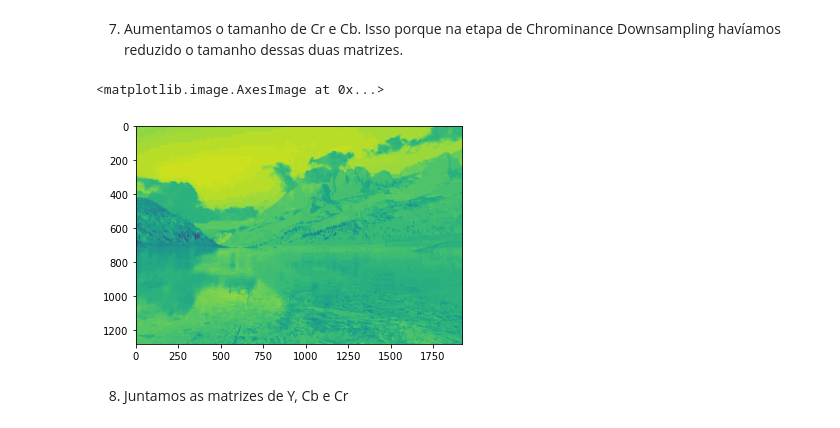
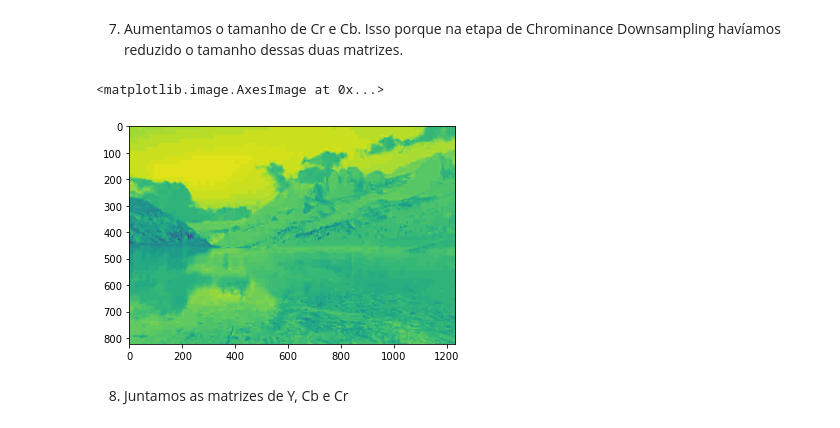
Before and after one commit to luiz-couto/image-compressor, a Jupyter notebook: img-compressor.ipynb, the cells around one changed output. Saved outputs shown, nothing was run; the diff lists cells and outputs as text; code cells hidden in the pictures.

```diff
--- a/img-compressor.ipynb
+++ b/img-compressor.ipynb
@@ -22,7 +22,7 @@ def split(matrix, num):
 ## Inicialização
 Vamos começar carregando a imagem que será utilizada no processo de compressão, além de definir váriaveis globais que serão utlizadas ao longo do notebook.
 # %%
-img = cv2.imread("landscape.jpg")
+img = cv2.imread("landscape_resized.jpg")
 img_width = img.shape[1]
 img_height = img.shape[0]
 
@@ -515,10 +515,14 @@ def upscaleMatrix(matrix, n):
 # %%
 Cb_scaled = upscaleMatrix(Cb_joined, 2)
 Cr_scaled = upscaleMatrix(Cr_joined, 2)
+
+Cb_scaled = Cb_scaled[0:img_height, 0:img_width]
+Cr_scaled = Cr_scaled[0:img_height, 0:img_width]
+
 plt.imshow(Cr_scaled)
 # %% [output]
 <matplotlib.image.AxesImage at 0x...>
-[figure, old version]
+[figure, new version]
 # %% [markdown]
 8. Juntamos as matrizes de Y, Cb e Cr
 # %%
```
Also changed, not shown: parts of 12 cells of this notebook.
